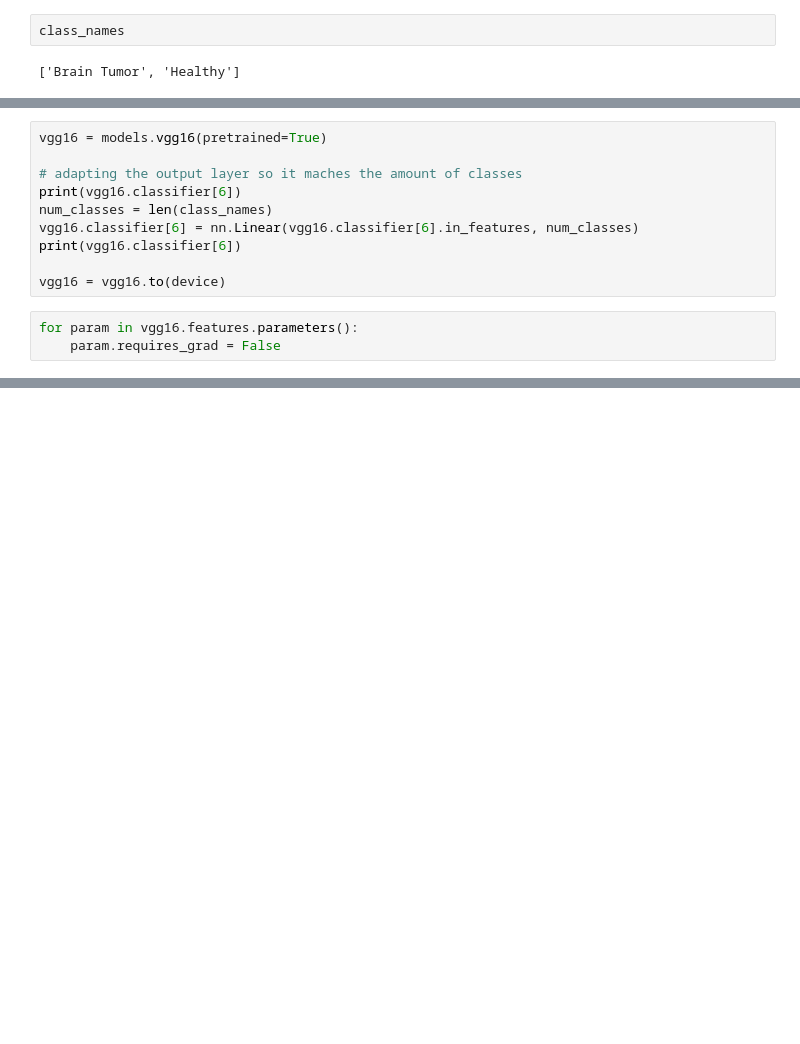
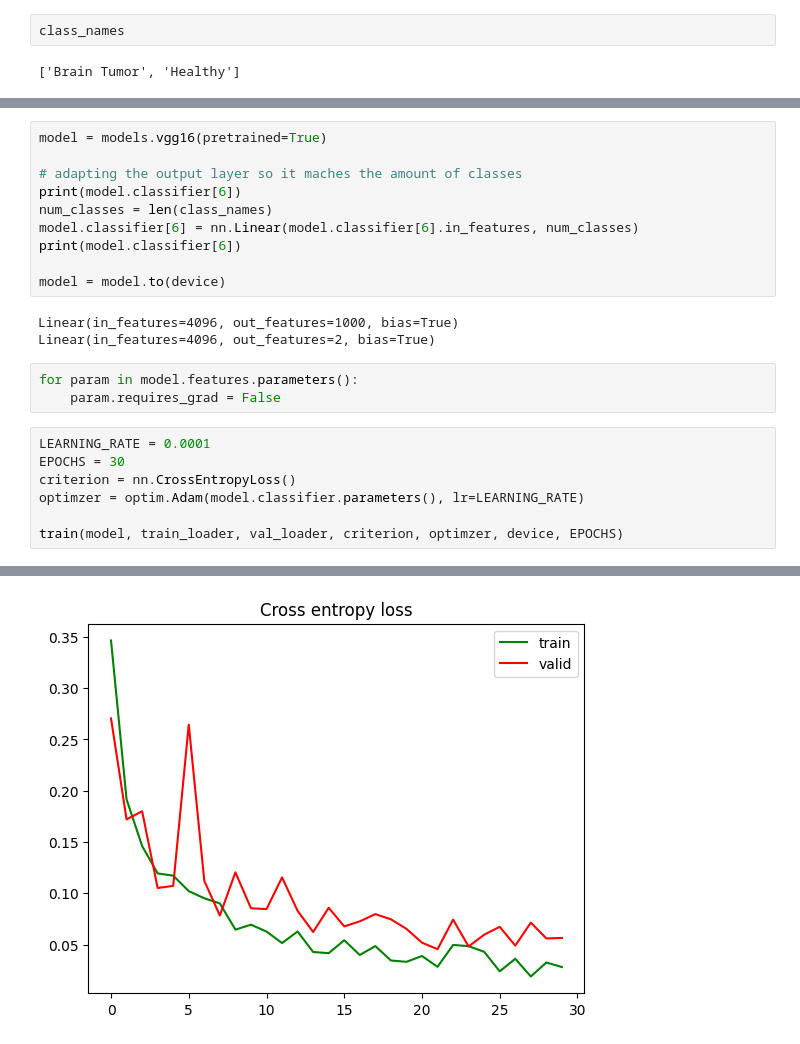
Before and after one commit to FrederickAlmeida/Brain-Cancer-Detection, a Jupyter notebook: classifier.ipynb, the cells around one changed output, grey strips where cells are left out. Saved outputs shown, nothing was run; the diff lists cells and outputs as text; blank space fills up the shorter version.

Commit message:
add plot

```diff
--- a/classifier.ipynb
+++ b/classifier.ipynb
@@ -484,13 +477,24 @@ Clipping input data to the valid range for imshow with RGB data ([0..1] for floa
 # %%
-vgg16 = models.vgg16(pretrained=True)
+model = models.vgg16(pretrained=True)
 
 # adapting the output layer so it maches the amount of classes
-print(vgg16.classifier[6])
+print(model.classifier[6])
 num_classes = len(class_names)
-vgg16.classifier[6] = nn.Linear(vgg16.classifier[6].in_features, num_classes)
-print(vgg16.classifier[6])
+model.classifier[6] = nn.Linear(model.classifier[6].in_features, num_classes)
+print(model.classifier[6])
 
-vgg16 = vgg16.to(device)
+model = model.to(device)
+# %% [output]
+Linear(in_features=4096, out_features=1000, bias=True)
+Linear(in_features=4096, out_features=2, bias=True)
 # %%
-for param in vgg16.features.parameters():
+for param in model.features.parameters():
     param.requires_grad = False
+# %%
+LEARNING_RATE = 0.0001
+EPOCHS = 30
+criterion = nn.CrossEntropyLoss()
+optimzer = optim.Adam(model.classifier.parameters(), lr=LEARNING_RATE)
+
+train(model, train_loader, val_loader, criterion, optimzer, device, EPOCHS)
+# %% [output]
@@ -496,0 +503 @@ for param in vgg16.features.parameters():
+[figure, added]
```
Also changed, not shown: parts of 20 cells of this notebook.
